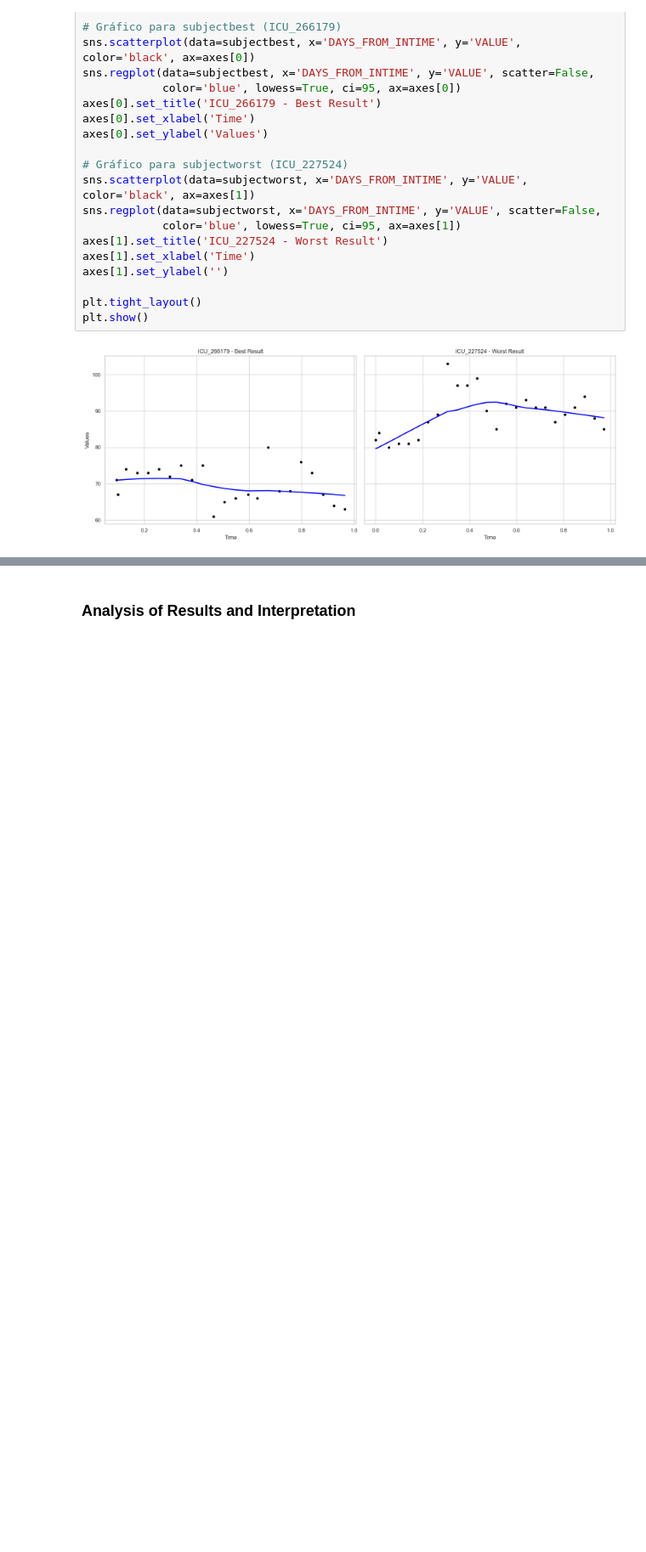
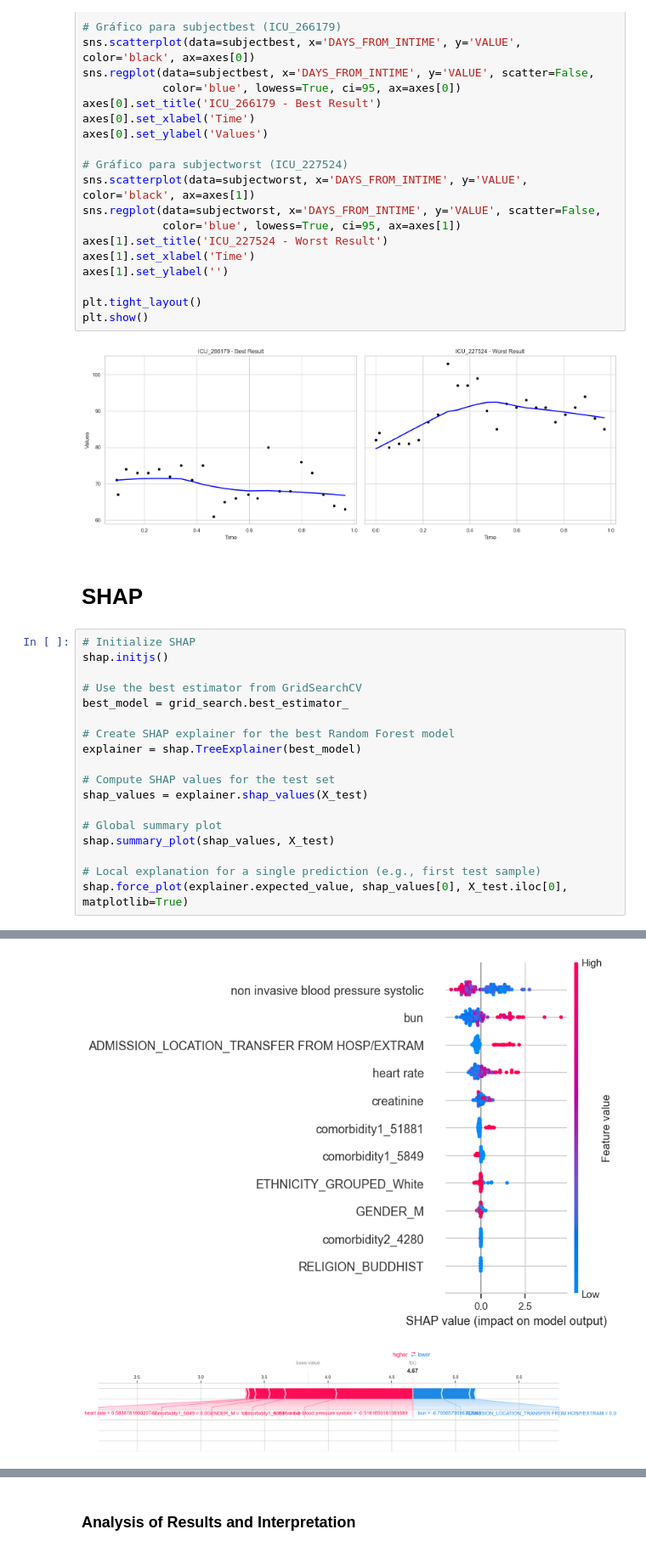
Before and after one commit to ossclaudia/Machine-Learning-2, a Jupyter notebook: projeto.ipynb, the cells around one changed output, grey strips where cells are left out. Shown at 85% size. Cells and saved outputs as stored; diff of their text form; blank space fills up the shorter version.

Commit message:
Shap + half comments

```diff
--- a/projeto.ipynb
+++ b/projeto.ipynb
@@ -1431,3 +1568,24 @@ plt.tight_layout()
 plt.show()
 # %% [output]
 [figure]
+# %% [markdown]
+# SHAP
+# %%
+# Initialize SHAP
+shap.initjs()
+
+# Use the best estimator from GridSearchCV
+best_model = grid_search.best_estimator_
+
+# Create SHAP explainer for the best Random Forest model
+explainer = shap.TreeExplainer(best_model)
+
+# Compute SHAP values for the test set
+shap_values = explainer.shap_values(X_test)
+
+# Global summary plot
+shap.summary_plot(shap_values, X_test)
+
+# Local explanation for a single prediction (e.g., first test sample)
+shap.force_plot(explainer.expected_value, shap_values[0], X_test.iloc[0], matplotlib=True)
+# %% [output]
@@ -1433,0 +1593,2 @@ plt.show()
+[figure, added]
+[figure, added]
```
Also changed, not shown: parts of 86 cells of this notebook.
